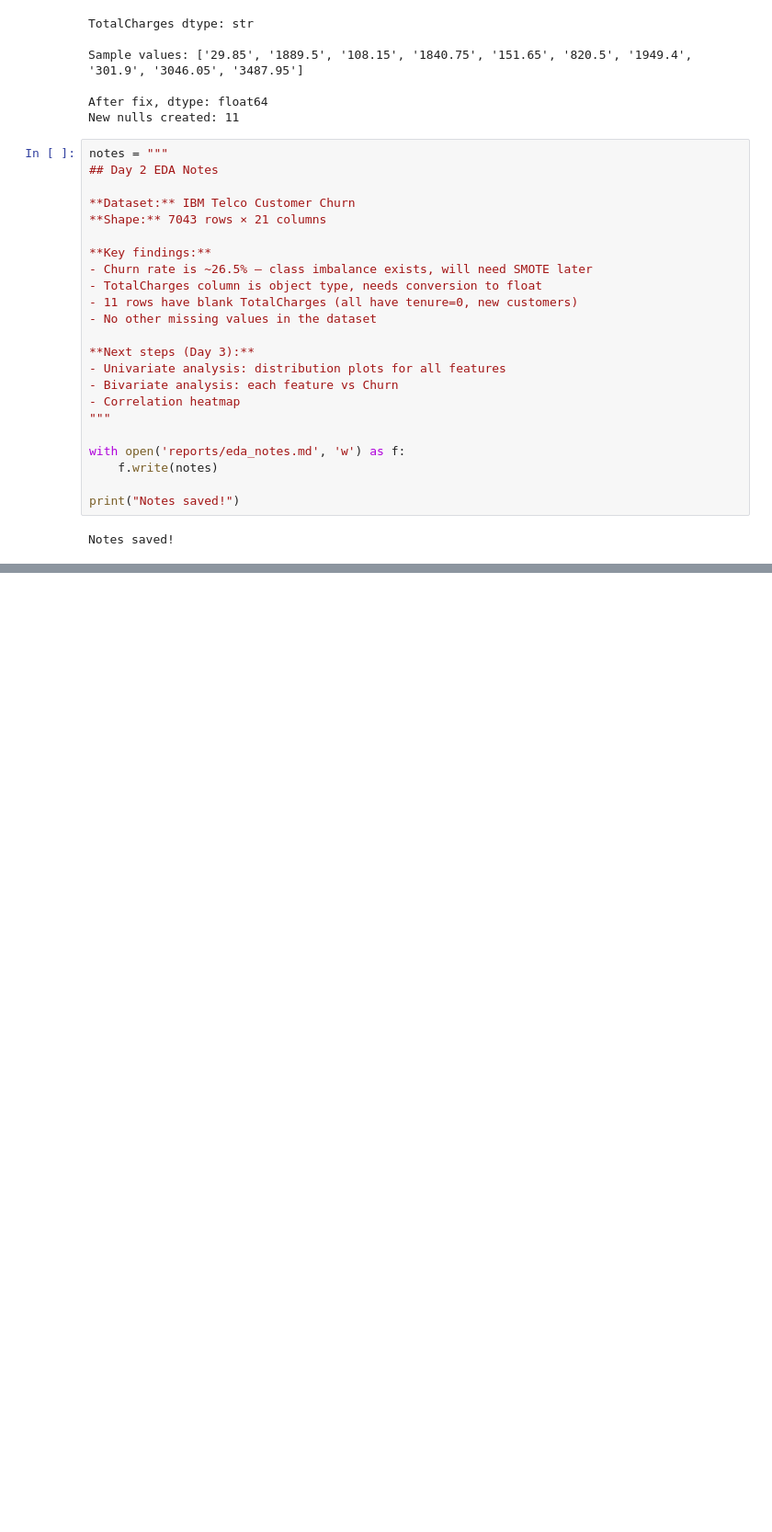
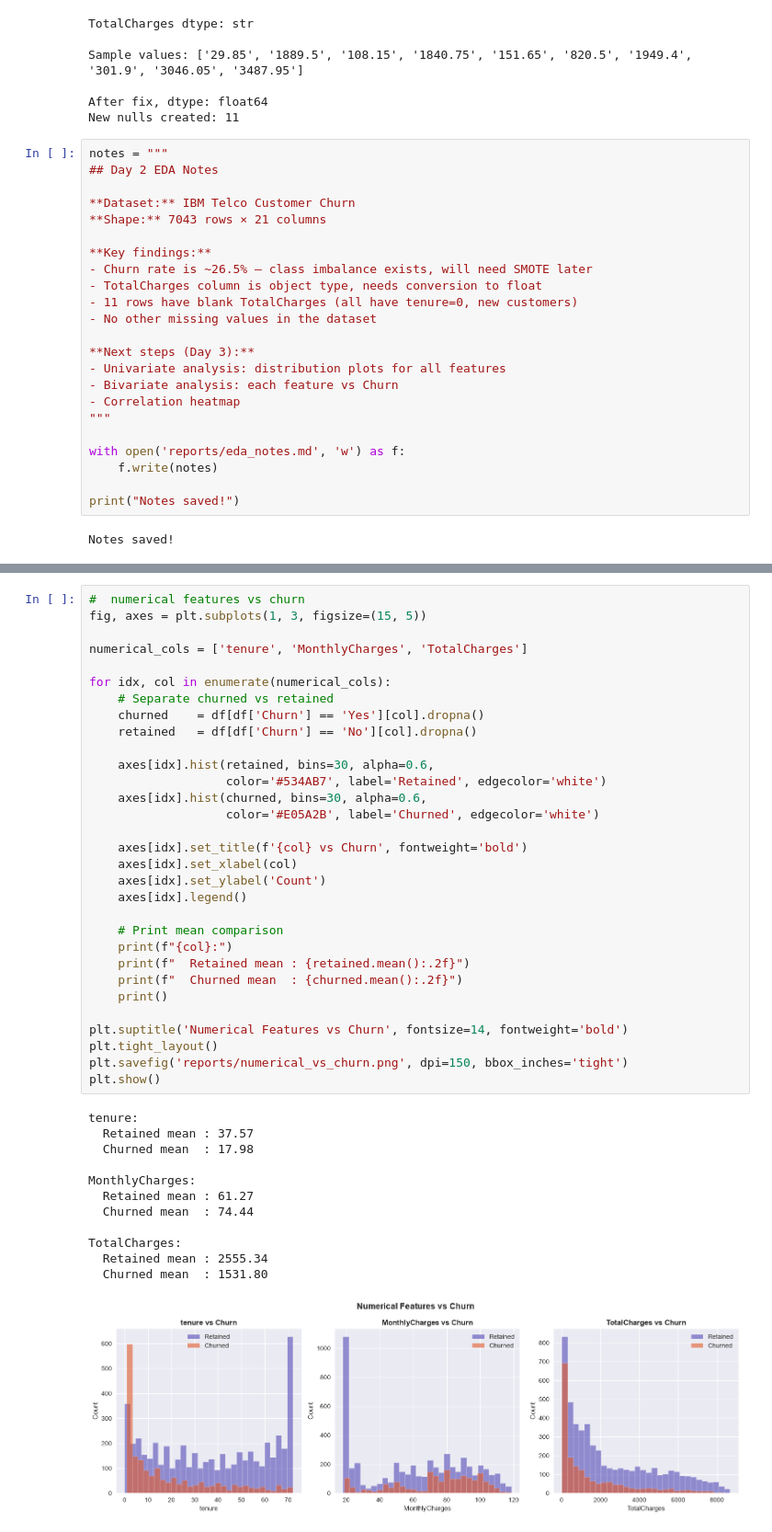
Before and after one commit to Kasak02/churn-predictor, a Jupyter notebook: 02_eda.ipynb, the cells around one changed output, grey strips where cells are left out. Shown at 92% size. Drawn from its saved outputs; the diff is of its cells as text; blank space fills up the shorter version.

Commit message:
Day 4: Bivariate analysis, correlation heatmap, business insights

```diff
--- a/02_eda.ipynb
+++ b/02_eda.ipynb
@@ -345,3 +345,47 @@ with open('reports/eda_notes.md', 'a' , encoding = "utf-8" ) as f:
 print("Observations saved!")
 # %% [output]
 Observations saved!
+# %%
+#  numerical features vs churn
+fig, axes = plt.subplots(1, 3, figsize=(15, 5))
+
+numerical_cols = ['tenure', 'MonthlyCharges', 'TotalCharges']
+
+for idx, col in enumerate(numerical_cols):
+    # Separate churned vs retained
+    churned    = df[df['Churn'] == 'Yes'][col].dropna()
+    retained   = df[df['Churn'] == 'No'][col].dropna()
+
+    axes[idx].hist(retained, bins=30, alpha=0.6,
+                   color='#534AB7', label='Retained', edgecolor='white')
+    axes[idx].hist(churned, bins=30, alpha=0.6,
+                   color='#E05A2B', label='Churned', edgecolor='white')
+
+    axes[idx].set_title(f'{col} vs Churn', fontweight='bold')
+    axes[idx].set_xlabel(col)
+    axes[idx].set_ylabel('Count')
+    axes[idx].legend()
+
+    # Print mean comparison
+    print(f"{col}:")
+    print(f"  Retained mean : {retained.mean():.2f}")
+    print(f"  Churned mean  : {churned.mean():.2f}")
+    print()
+
+plt.suptitle('Numerical Features vs Churn', fontsize=14, fontweight='bold')
+plt.tight_layout()
+plt.savefig('reports/numerical_vs_churn.png', dpi=150, bbox_inches='tight')
+plt.show()
+# %% [output]
+tenure:
+  Retained mean : 37.57
+  Churned mean  : 17.98
+
+MonthlyCharges:
+  Retained mean : 61.27
+  Churned mean  : 74.44
+
+TotalCharges:
+  Retained mean : 2555.34
+  Churned mean  : 1531.80
+[figure, added]
```
Also changed, not shown: parts of 9 cells of this notebook, 6 other files.
